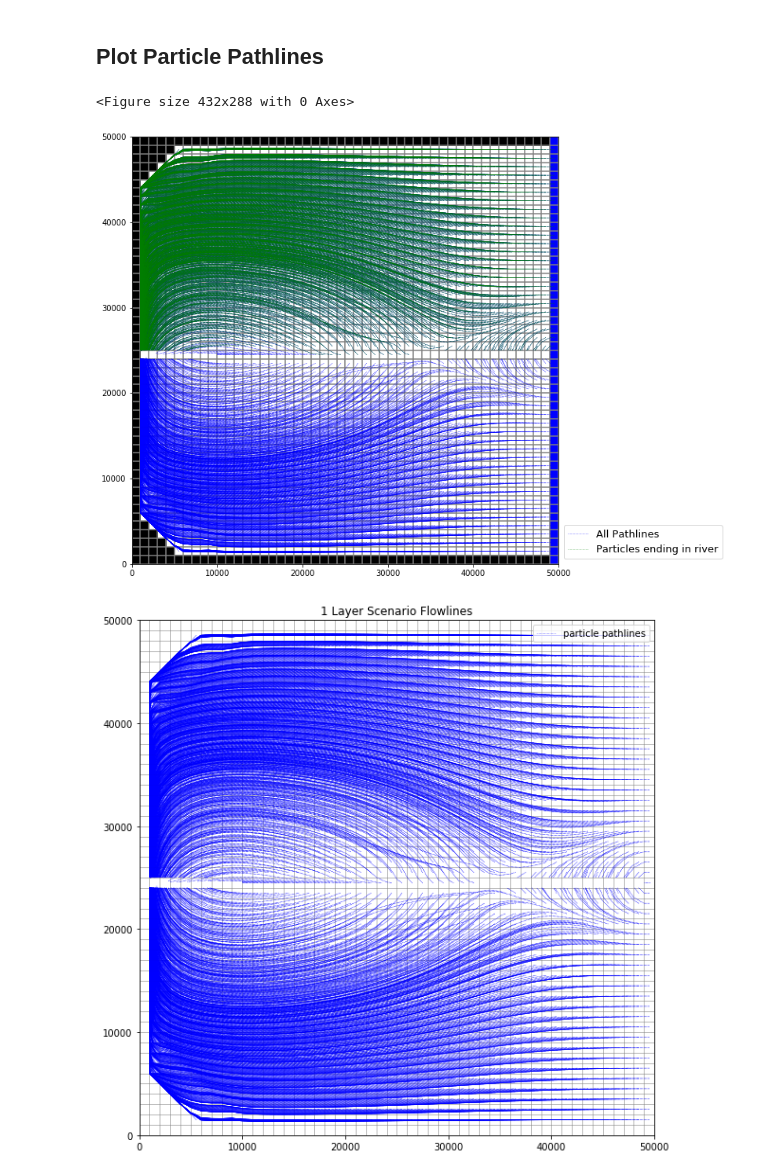
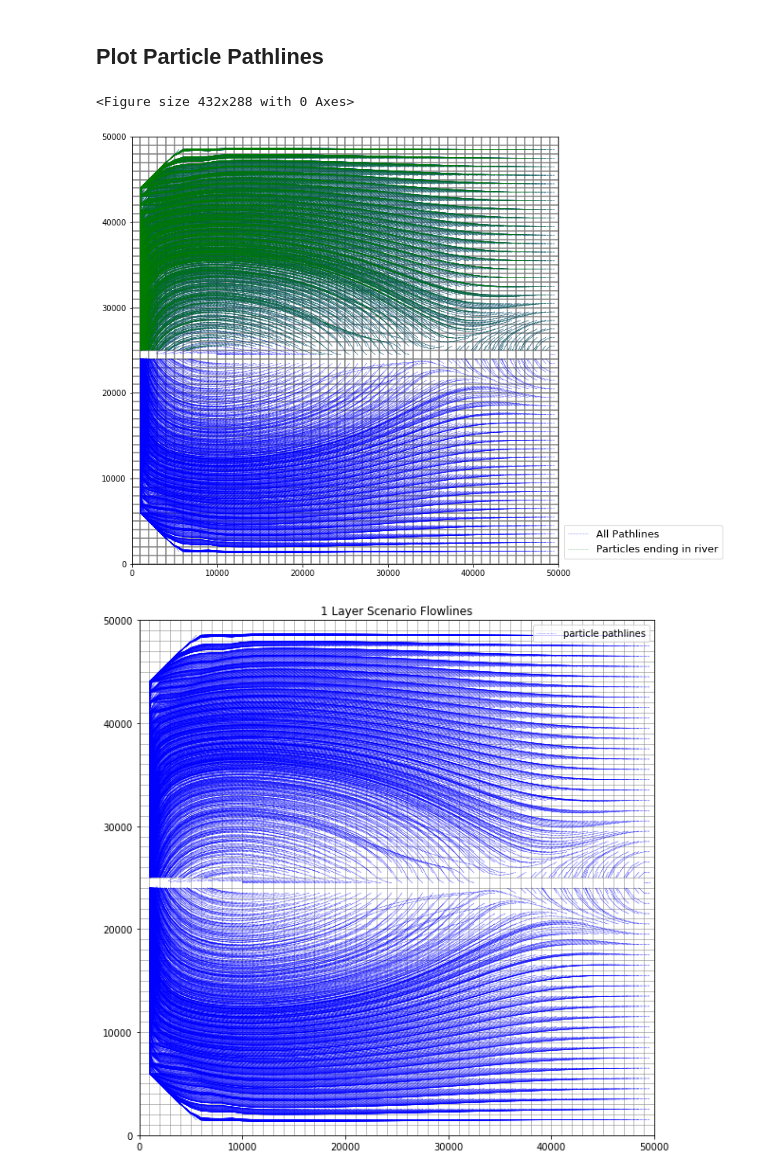
Before and after one commit to groundwater-modeling-Spring2020/FoE_Project, a Jupyter notebook: DanielleT_Notebooks/DanielleT_Scenario1/DanielleT_Scen1.ipynb, the cells around one changed output. Cells and saved outputs as stored; diff of their text form; code cells hidden in the pictures.

```diff
--- a/DanielleT_Notebooks/DanielleT_Scenario1/DanielleT_Scen1.ipynb
+++ b/DanielleT_Notebooks/DanielleT_Scenario1/DanielleT_Scen1.ipynb
@@ -755,35 +760,35 @@ This is the way to access a row
 # #mm.plot_endpoint(eall, direction='ending', colorbar=True, shrink=0.5);
 # mm.plot_endpoint(eriver, direction='starting', colorbar=True, shrink=0.5)
 # mm.ax.legend();
 
 # ax = axes[1]
 # ax.set_aspect('equal')
 # ax.set_title('Well Capture Area')
 # mm = flopy.plot.PlotMapView(model=m, ax=ax)
 # mm.plot_endpoint(ewell, direction='starting', colorbar=True, shrink=0.5);
 #mm.plot_endpoint(eall, direction='ending', colorbar=True, shrink=0.5);
 # mm.plot_grid(lw=0.5)
 #mm.plot_pathline(prb, layer='all', color='green', lw=0.5, linestyle=':', label='captured by rivers')
 
 plt.tight_layout()
 
 fig = plt.figure(figsize=(10, 10))
 modelmap = flopy.plot.PlotMapView(model=m, layer=0)
 grid = modelmap.plot_grid()
-ib = modelmap.plot_ibound()
+#ib = modelmap.plot_ibound()
 
 modelmap.plot_pathline(pall, layer='all', color='blue', lw=0.5, linestyle=':', label='All Pathlines') #,marker='o', markercolor='black', markersize=3, markerevery=5)
 modelmap.plot_pathline(priver, layer='all', color='green', lw=0.5, linestyle=':', label='Particles ending in river') # ,marker='o', markercolor='black', markersize=3, markerevery=5)
 modelmap.ax.legend(loc='lower left', bbox_to_anchor=(1, 0.00),fontsize=13);
 #plt.title('Water captured by the stream',fontweight='bold',fontsize=13)
 
 # plt.legend(handles=[mp.patches.Patch(color='green',label='River',ec='black'),
 #                    mp.patches.Patch(color='blue',label='Const Head Boundary',ec='black')],)
 
 plt.show(modelmap)
 # %% [output]
 <Figure size 432x288 with 0 Axes>
-[figure, old version]
+[figure, new version]
 # %%
 fig = plt.figure(figsize=(10, 10))
 ax = fig.add_subplot(1, 1, 1)
```
Also changed, not shown: parts of 1 cell of this notebook, 2 other files.
